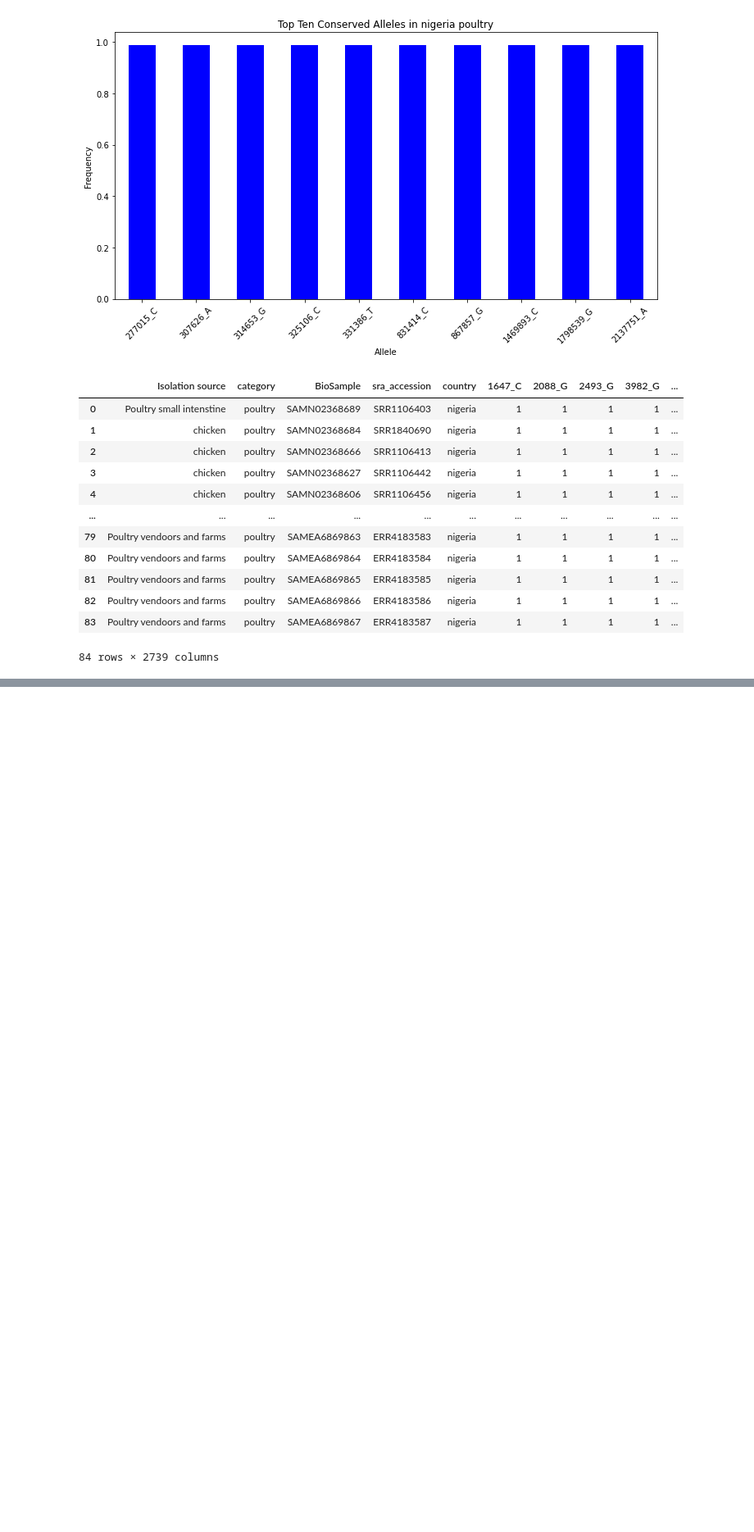
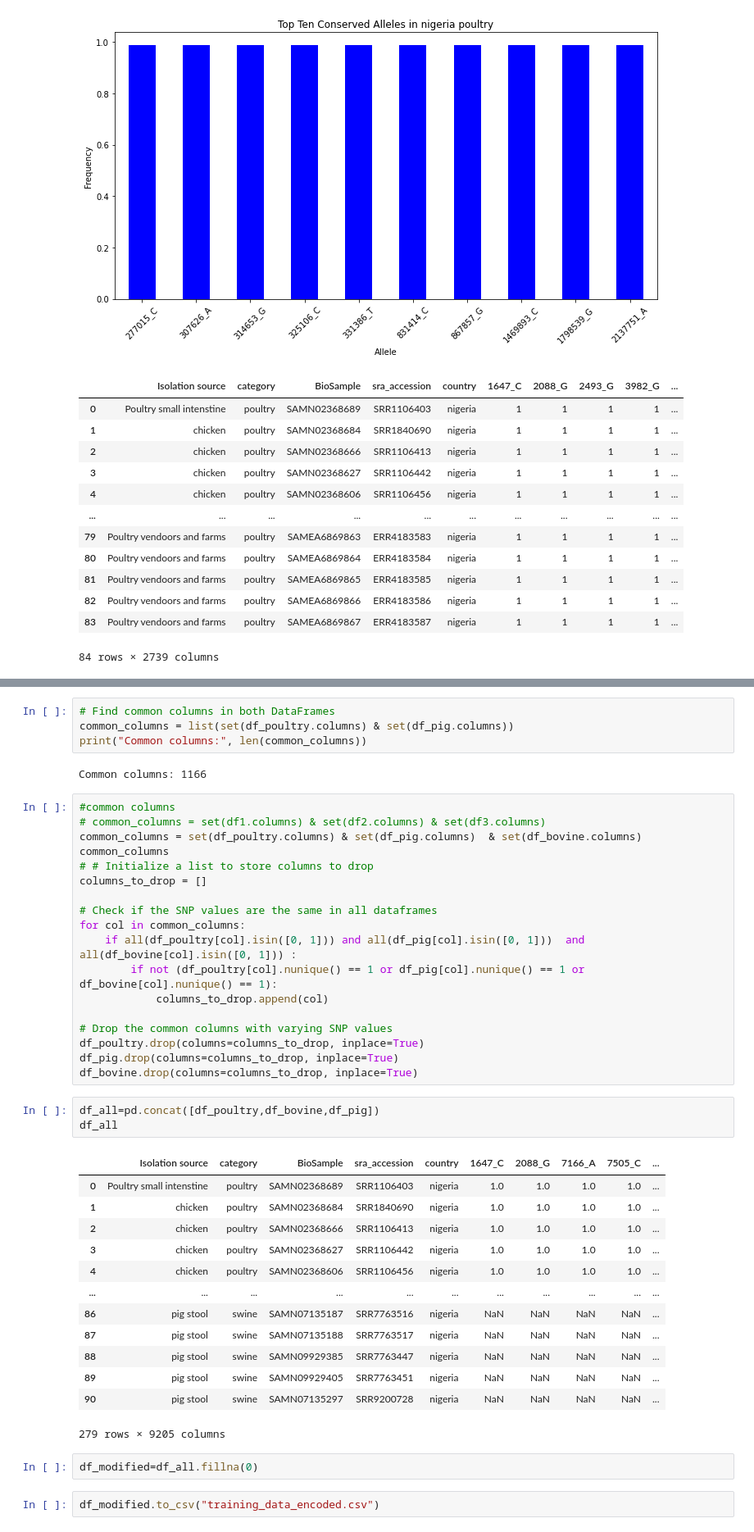
Before and after one commit to omicscodeathon/salmonellaml, a Jupyter notebook: notebooks/dimentionality_reduction_2.ipynb, the cells around one changed output, grey strips where cells are left out. Shown: that part at 82% size. Drawn from its saved outputs; the diff is of its cells as text; blank space fills up the shorter version.

```diff
--- a/notebooks/dimentionality_reduction_2.ipynb
+++ b/notebooks/dimentionality_reduction_2.ipynb
@@ -90,0 +176,45 @@ df_pig
+# %%
+# Find common columns in both DataFrames
+common_columns = list(set(df_poultry.columns) & set(df_pig.columns))
+print("Common columns:", len(common_columns))
+# %% [output]
+Common columns: 1166
+# %%
+#common columns
+# common_columns = set(df1.columns) & set(df2.columns) & set(df3.columns)
+common_columns = set(df_poultry.columns) & set(df_pig.columns)  & set(df_bovine.columns)
+common_columns
+# # Initialize a list to store columns to drop
+columns_to_drop = []
+
+# Check if the SNP values are the same in all dataframes
+for col in common_columns:
+    if all(df_poultry[col].isin([0, 1])) and all(df_pig[col].isin([0, 1]))  and all(df_bovine[col].isin([0, 1])) :
+        if not (df_poultry[col].nunique() == 1 or df_pig[col].nunique() == 1 or df_bovine[col].nunique() == 1):
+            columns_to_drop.append(col)
+
+# Drop the common columns with varying SNP values
+df_poultry.drop(columns=columns_to_drop, inplace=True)
+df_pig.drop(columns=columns_to_drop, inplace=True)
+df_bovine.drop(columns=columns_to_drop, inplace=True)
+# %%
+df_all=pd.concat([df_poultry,df_bovine,df_pig])
+df_all
+# %% [output]
+|  | Isolation source | category | BioSample | sra_accession | country | 1647_C | 2088_G | 7166_A | 7505_C | ... |
+| 0 | Poultry small intenstine | poultry | SAMN02368689 | SRR1106403 | nigeria | 1.0 | 1.0 | 1.0 | 1.0 | ... |
+| 1 | chicken | poultry | SAMN02368684 | SRR1840690 | nigeria | 1.0 | 1.0 | 1.0 | 1.0 | ... |
+| 2 | chicken | poultry | SAMN02368666 | SRR1106413 | nigeria | 1.0 | 1.0 | 1.0 | 1.0 | ... |
+| 3 | chicken | poultry | SAMN02368627 | SRR1106442 | nigeria | 1.0 | 1.0 | 1.0 | 1.0 | ... |
+| 4 | chicken | poultry | SAMN02368606 | SRR1106456 | nigeria | 1.0 | 1.0 | 1.0 | 1.0 | ... |
+| ... | ... | ... | ... | ... | ... | ... | ... | ... | ... | ... |
+| 86 | pig stool | swine | SAMN07135187 | SRR7763516 | nigeria | NaN | NaN | NaN | NaN | ... |
+| 87 | pig stool | swine | SAMN07135188 | SRR7763517 | nigeria | NaN | NaN | NaN | NaN | ... |
+| 88 | pig stool | swine | SAMN09929385 | SRR7763447 | nigeria | NaN | NaN | NaN | NaN | ... |
+| 89 | pig stool | swine | SAMN09929405 | SRR7763451 | nigeria | NaN | NaN | NaN | NaN | ... |
+| 90 | pig stool | swine | SAMN07135297 | SRR9200728 | nigeria | NaN | NaN | NaN | NaN | ... |
+279 rows × 9205 columns
+# %%
+df_modified=df_all.fillna(0)
+# %%
+df_modified.to_csv("training_data_encoded.csv")
```
Also changed, not shown: parts of 8 cells of this notebook.
